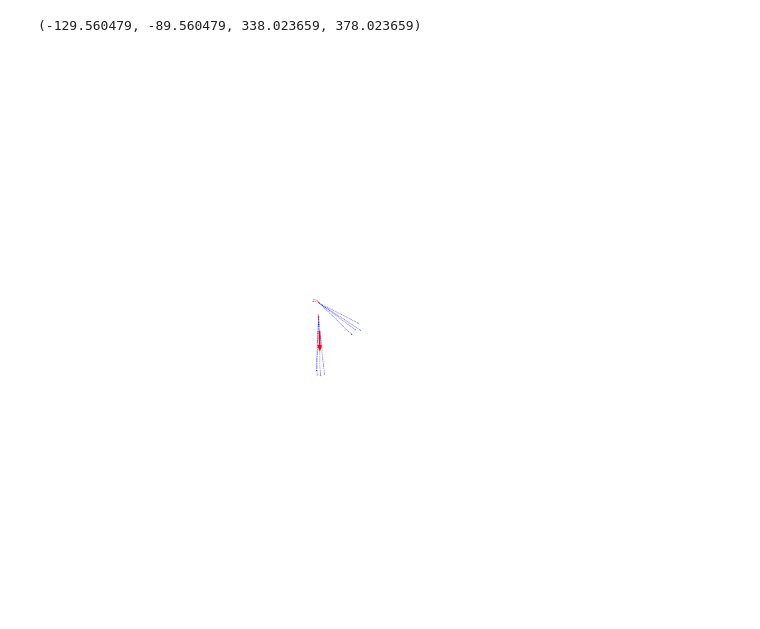
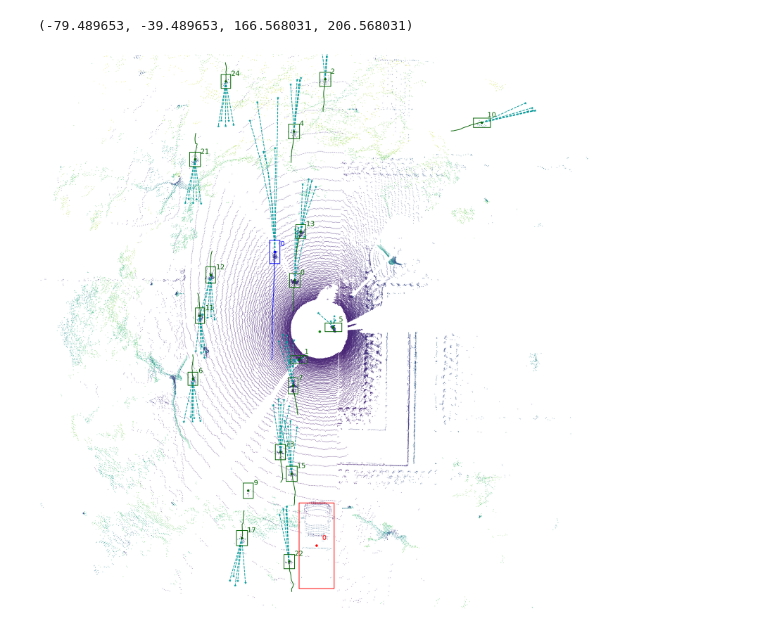
Before and after one commit to TossherO/3D_Perception, a Jupyter notebook: infer/test.ipynb, the cells around one changed output. Saved outputs shown, nothing was run; the diff lists cells and outputs as text; code cells hidden in the pictures.

```diff
--- a/infer/test.ipynb
+++ b/infer/test.ipynb
@@ -123,8 +123,8 @@ def update_tracks(tracks, labels, ids, xys, config):
 # %%
 # load detection model
 cfg = Config.fromfile('./detection/my_projects/CMDT/configs/cmdt_coda.py')
-checkpoint = './detection/ckpts/CMDT/coda.pth'
-info_path = './detection/data/CODA/_coda_infos_val.pkl'
+checkpoint = './detection/ckpts/CMDT/cmdt_coda.pth'
+info_path = './detection/data/CODA/coda_infos_val_full.pkl'
 register_all_modules()
 detect_model = MODELS.build(cfg.model)
 pipeline = []
@@ -142,7 +142,7 @@ trackers = [MOTModel(track_config, class_names[label]) for label in class_labels
 
 # load trajectory prediction model
 config_path = './trajectory_prediction/configs/coda.yaml'
-checkpoint = './trajectory_prediction/checkpoint/coda_best.pth'
+checkpoint = './trajectory_prediction/checkpoints/coda_best.pth'
 traj_pred_config = yaml.load(open(config_path, 'r'), Loader=yaml.FullLoader)
 traj_pred_model = TrajectoryModel(num_class=traj_pred_config['num_class'], in_size=2,
                 obs_len=traj_pred_config['obs_len'], pred_len=traj_pred_config['pred_len'],
@@ -154,7 +154,7 @@ traj_pred_model.cuda().eval()
 # load data_info
 data_info = mmengine.load(info_path)
 tracks = {}
-count = 0
+count = 2550
 # %% [output]
 Jupyter environment detected. Enabling Open3D WebVisualizer.
 [Open3D INFO] WebRTC GUI backend enabled.
@@ -276,32 +247,62 @@ tracks['1_0']
 # %%
 # visualization
 pcd_range = [-20.0, 20.0, -20.0, 20.0, -0.5, 6.0]
 self_pos = ego2global[:3, 3]
 self_yaw = np.arctan2(ego2global[1, 0], ego2global[0, 0])
 plot_range = pcd_range.copy()
 plot_range[0] += self_pos[0]
 plot_range[1] += self_pos[0]
 plot_range[2] += self_pos[1]
 plot_range[3] += self_pos[1]
 plot_range[4] += self_pos[2]
 plot_range[5] += self_pos[2]
 plt.figure(figsize=(30, 30))
 plt.xlim(plot_range[0], plot_range[1])
 plt.ylim(plot_range[2], plot_range[3])
-size = 0.1
-# points = data_plot['points']
-# plt.scatter(points[:, 0], points[:, 1], c=points[:, 2], cmap='viridis', s=size)
-plt.scatter(self_pos[0], self_pos[1], c='r', s=200*size, zorder=3)
-plt.arrow(self_pos[0], self_pos[1], np.cos(self_yaw), np.sin(self_yaw), color='r', width=size, zorder=2)
+label_colors = [[1, 0, 0], [0, 0.4, 0], [0, 0, 1]]
+traj_pred_color = [0, 0.6, 0.6]
+size = 0.2
+points = input['inputs']['points'][0][:, :3].cpu().numpy()
+points = np.concatenate([points, np.ones((points.shape[0], 1))], axis=1)
+points = np.dot(ego2global, points.T).T[:, :3]
+plt.scatter(points[:, 0], points[:, 1], c=points[:, 2], cmap='viridis', s=size)
+plt.scatter(self_pos[0], self_pos[1], c='g', s=200*size, zorder=3)
+# plt.arrow(self_pos[0], self_pos[1], np.cos(self_yaw), np.sin(self_yaw), color='r', width=size, zorder=2)
+
+for i in range(len(update_labels)):
+    if update_labels[i] == 3:
+        continue
+    color = label_colors[update_labels[i]]
+    # 绘制bev视角下的检测框
+    bbox = updata_bboxes[i]
+    # x1, y1, x2, y2 = bbox[0]-bbox[3]/2, bbox[1]-bbox[4]/2, bbox[0]+bbox[3]/2, bbox[1]+bbox[4]/2
+    # 考虑到yaw角度
+    yaw = bbox[6]
+    if yaw < 0:
+        yaw += 2 * np.pi
+    x1 = bbox[0] - bbox[3] / 2 * np.cos(yaw) - bbox[4] / 2 * np.sin(yaw)
+    y1 = bbox[1] - bbox[3] / 2 * np.sin(yaw) + bbox[4] / 2 * np.cos(yaw)
+    x2 = bbox[0] + bbox[3] / 2 * np.cos(yaw) + bbox[4] / 2 * np.sin(yaw)
+    y2 = bbox[1] + bbox[3] / 2 * np.sin(yaw) - bbox[4] / 2 * np.cos(yaw)
+    plt.plot([x1, x2, x2, x1, x1], [y1, y1, y2, y2, y1], color=color, linestyle='-', linewidth=10*size, zorder=2)
+    plt.scatter(bbox[0], bbox[1], color=color, s=200*size, zorder=3)
+    plt.text(bbox[0]+0.4, bbox[1]+0.4, str(int(update_ids[i])), fontsize=100*size, color=color, zorder=4)
+
 for i in range(obs_ori.shape[0]):
-    plt.scatter(obs_ori[i, -1, 0], obs_ori[i, -1, 1], c='r', s=100*size, zorder=3)
     # plt.text(obs[i, -1, 0], obs[i, -1, 1], ids[i], fontsize=6*size, color='black', zorder=4)
-    plt.plot(obs_ori[i, :, 0], obs_ori[i, :, 1], c='r', linestyle='-', linewidth=10*size, zorder=2)
+    # plt.plot(obs_ori[i, :, 0], obs_ori[i, :, 1], c='r', linestyle='-', linewidth=10*size, zorder=2)
+    plt.plot(obs_ori[i, :, 0], obs_ori[i, :, 1], color=label_colors[self_labels[i]], linestyle='-', linewidth=10*size, zorder=2)
     for j in range(preds_ori.shape[1]):
         pred = np.concatenate([obs_ori[i, -1].reshape(1, 2), preds_ori[i, j]], axis=0)
-        plt.plot(pred[:, 0], pred[:, 1], c='b', linestyle='--', linewidth=10*size, zorder=1)
-        plt.scatter(pred[-1, 0], pred[-1, 1], c='b', marker='*', s=50*size, zorder=1)
+        plt.plot(pred[:, 0], pred[:, 1], color=traj_pred_color, linestyle='--', linewidth=10*size, zorder=1)
+        plt.scatter(pred[-1, 0], pred[-1, 1], color=traj_pred_color, marker='*', s=200*size, zorder=1)
+# 绘制自车轨迹
+self_track = np.array(tracks['3_0']['data'])
+for i in range(len(self_track)-1):
+    if self_track[i][0] > 1e8 or self_track[i+1][0] > 1e8:
+        continue
+    plt.plot([self_track[i][0], self_track[i+1][0]], [self_track[i][1], self_track[i+1][1]], c='g', linestyle='-', linewidth=15*size, zorder=2)
 plt.axis('off')
 # %% [output]
-(-129.560479, -89.560479, 338.023659, 378.023659)
+(-79.489653, -39.489653, 166.568031, 206.568031)
-[figure, old version]
+[figure, new version]
```
Also changed, not shown: parts of 5 cells of this notebook, 14 other files.
